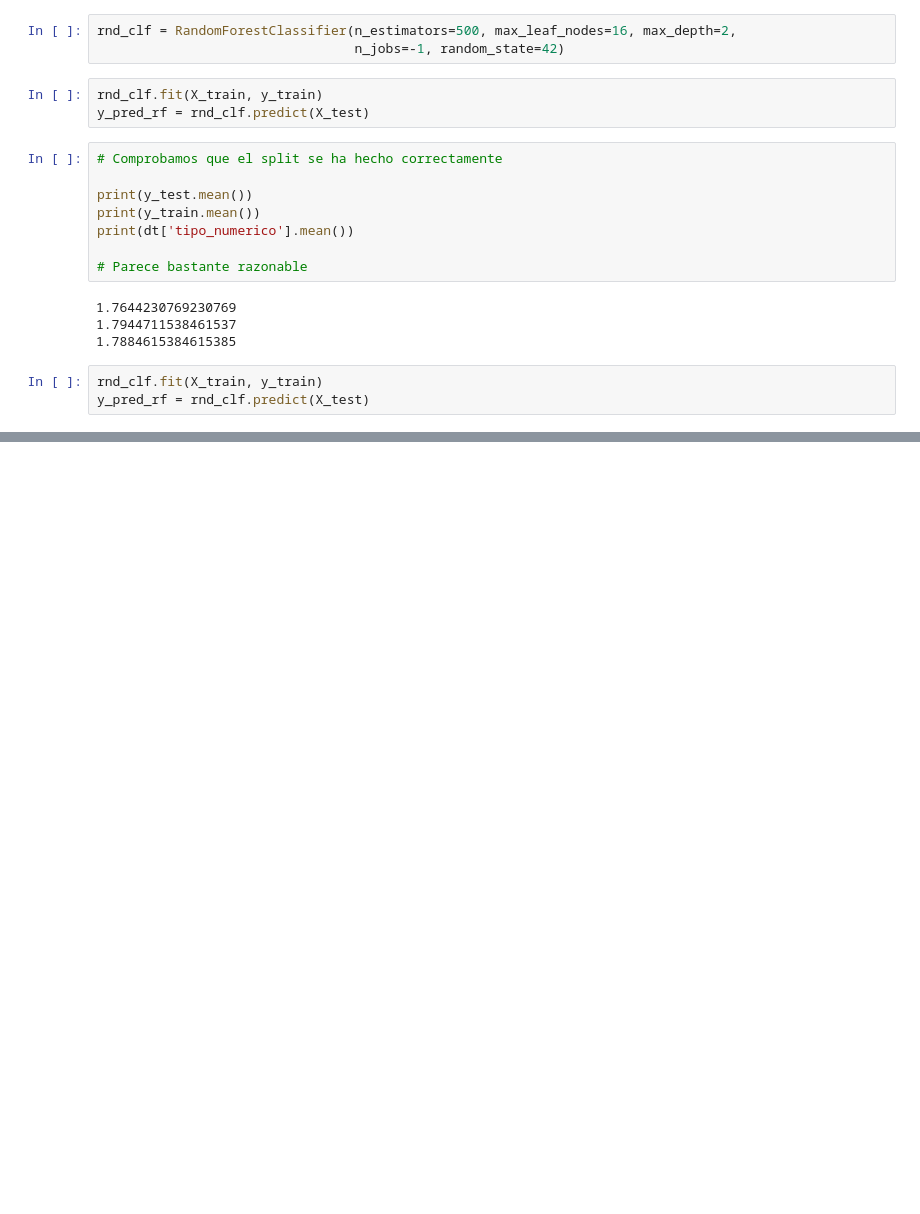
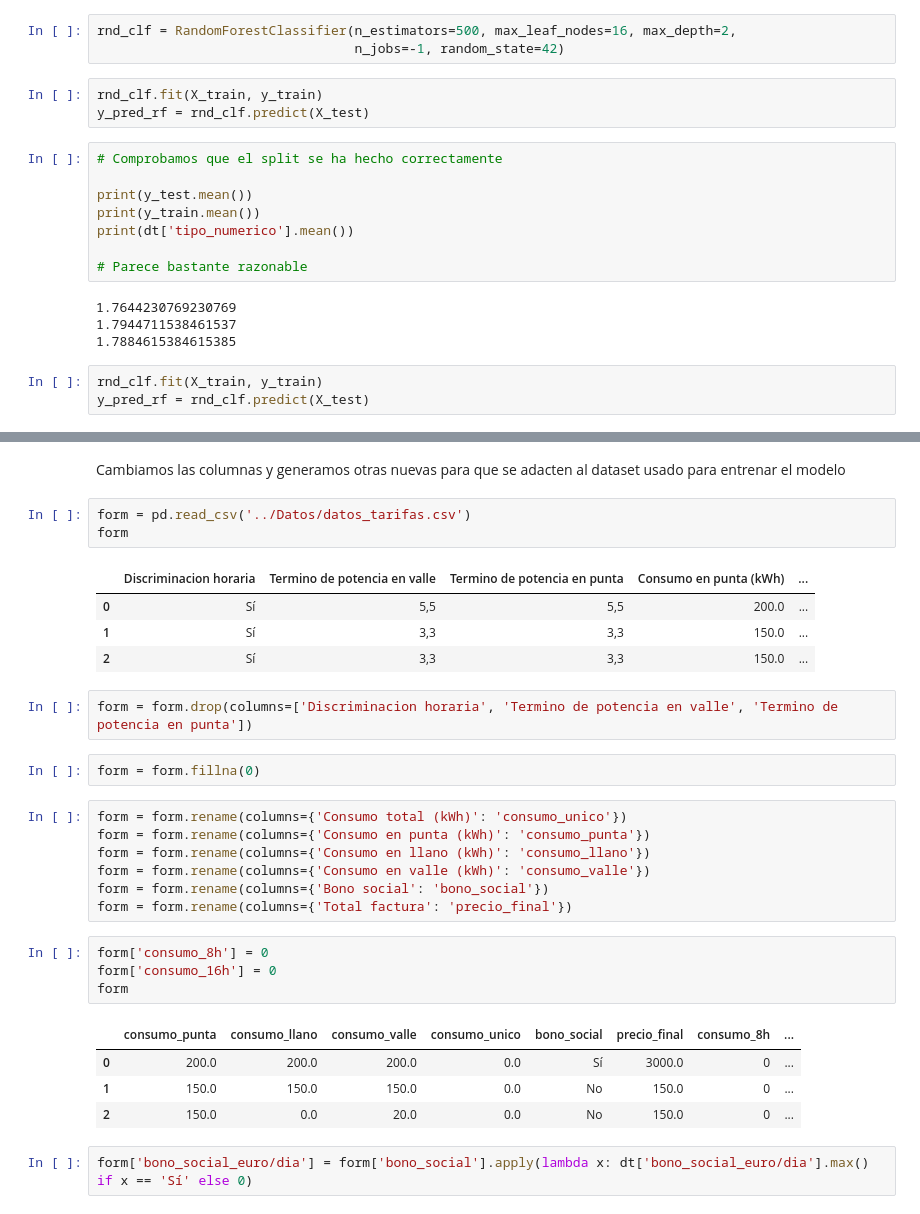
Before and after one commit to emmawv/desafio_comparador, a Jupyter notebook: Codigo/modelo_XGBoost.ipynb, the cells around one changed output, grey strips where cells are left out. Cells and saved outputs as stored; diff of their text form; blank space fills up the shorter version.

Commit message:
Modelos

```diff
--- a/Codigo/modelo_random_forest.ipynb
+++ b/Codigo/modelo_XGBoost.ipynb
@@ -258,0 +357,32 @@ print(precision_score(y_test, rnd_clf.predict(X_test), average='macro'))
+# %% [markdown]
+Cambiamos las columnas y generamos otras nuevas para que se adacten al dataset usado para entrenar el modelo
+# %%
+form = pd.read_csv('../Datos/datos_tarifas.csv')
+form
+# %% [output]
+|  | Discriminacion horaria | Termino de potencia en valle | Termino de potencia en punta | Consumo en punta (kWh) | ... |
+| 0 | Sí | 5,5 | 5,5 | 200.0 | ... |
+| 1 | Sí | 3,3 | 3,3 | 150.0 | ... |
+| 2 | Sí | 3,3 | 3,3 | 150.0 | ... |
+# %%
+form = form.drop(columns=['Discriminacion horaria', 'Termino de potencia en valle', 'Termino de potencia en punta'])
+# %%
+form = form.fillna(0)
+# %%
+form = form.rename(columns={'Consumo total (kWh)': 'consumo_unico'})
+form = form.rename(columns={'Consumo en punta (kWh)': 'consumo_punta'})
+form = form.rename(columns={'Consumo en llano (kWh)': 'consumo_llano'})
+form = form.rename(columns={'Consumo en valle (kWh)': 'consumo_valle'})
+form = form.rename(columns={'Bono social': 'bono_social'})
+form = form.rename(columns={'Total factura': 'precio_final'})
+# %%
+form['consumo_8h'] = 0
+form['consumo_16h'] = 0
+form
+# %% [output]
+|  | consumo_punta | consumo_llano | consumo_valle | consumo_unico | bono_social | precio_final | consumo_8h | ... |
+| 0 | 200.0 | 200.0 | 200.0 | 0.0 | Sí | 3000.0 | 0 | ... |
+| 1 | 150.0 | 150.0 | 150.0 | 0.0 | No | 150.0 | 0 | ... |
+| 2 | 150.0 | 0.0 | 20.0 | 0.0 | No | 150.0 | 0 | ... |
+# %%
+form['bono_social_euro/dia'] = form['bono_social'].apply(lambda x: dt['bono_social_euro/dia'].max() if x == 'Sí' else 0)
```
Also changed, not shown: parts of 34 cells of this notebook, 4 other files.
